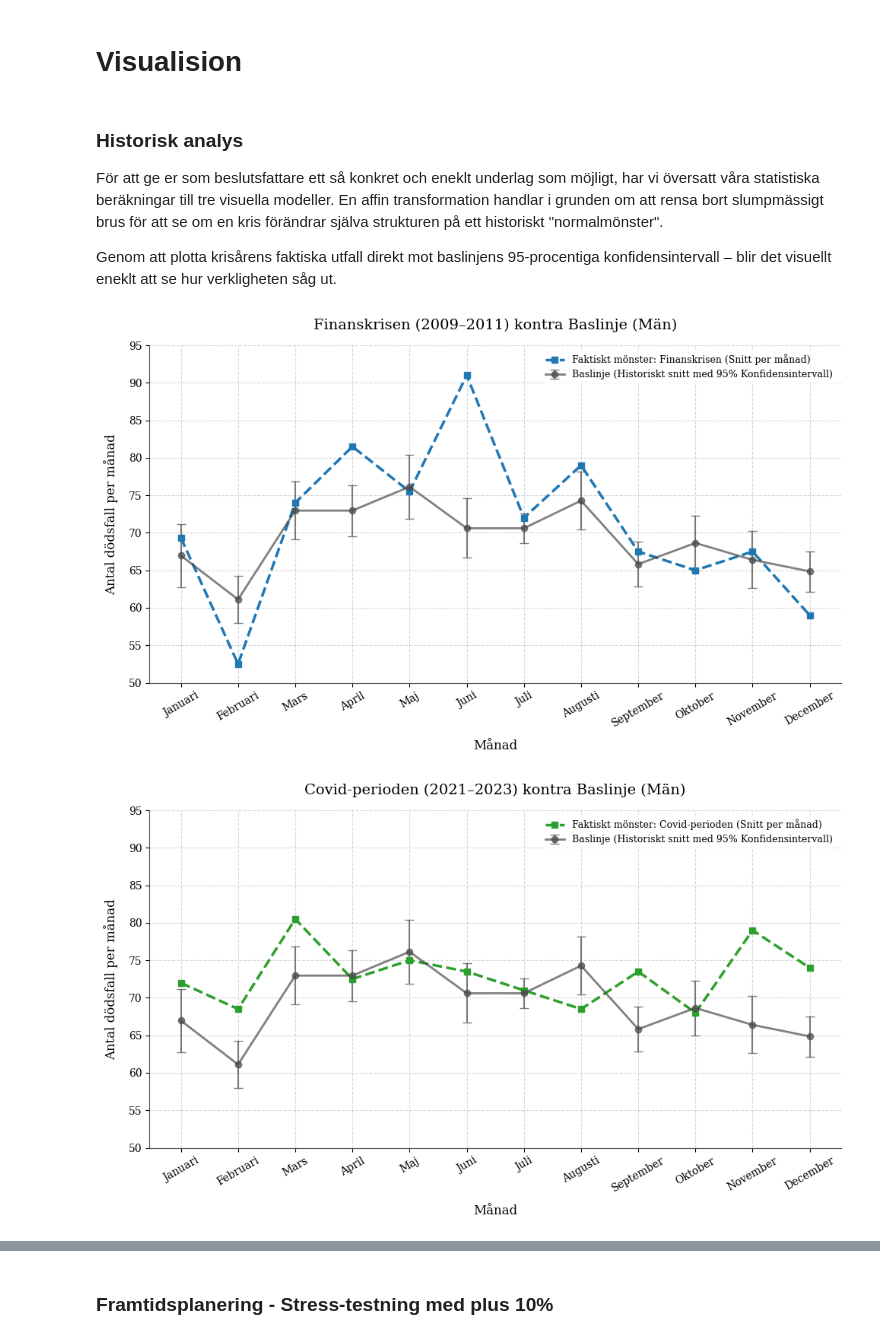
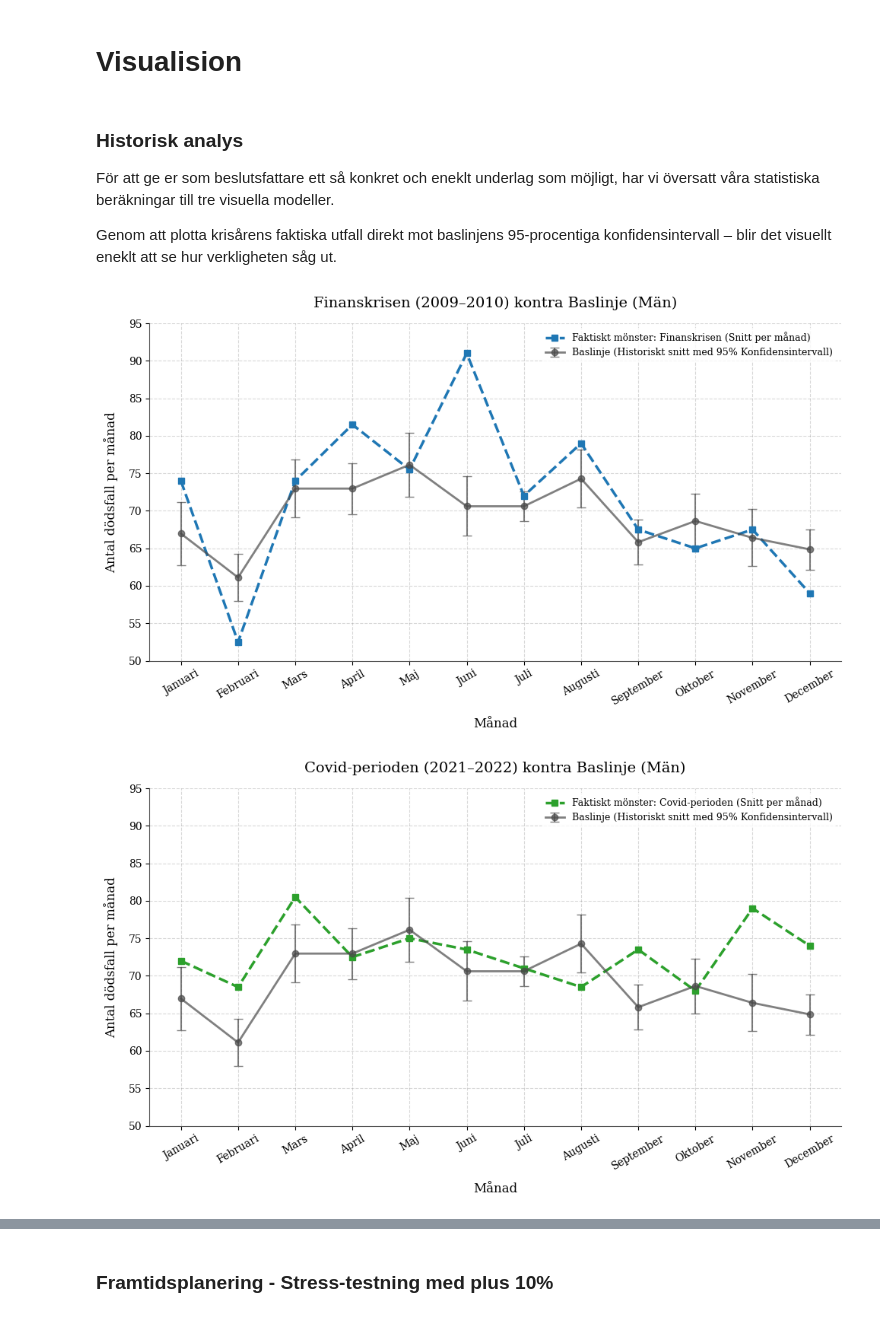
Before and after one commit to RickardAnd/projekt-grupp6, a Jupyter notebook: projekt_grupp6.ipynb, the cells around one changed output, grey strips where cells are left out. Saved outputs shown, nothing was run; the diff lists cells and outputs as text; code cells hidden in the pictures.

```diff
--- a/projekt_grupp6.ipynb
+++ b/projekt_grupp6.ipynb
@@ -460,6 +457,8 @@ Då vi ser mest svängningar bland männen så kommer vi bara att analysera dem.
 # %% [markdown]
 ### Affine Transformation ###
 # %%
+# Källa: https://docs.scipy.org/doc/scipy/reference/generated/scipy.stats.linregress.html
+
 
 import scipy.stats as stats
 
@@ -478,7 +477,7 @@ df_women_all['Trend_12m'] = df_women_all['Antal'].rolling(window=12, min_periods
 
 # skapar historisk baslinje (hoppar över krisåren för att få ett "rent" normalmönste)
 # tog även bort 2018 då det också var en form av kris (vårdkris)
-normal_data = df_total[~df_total['År'].isin([2008, 2009, 2018, 2021, 2022])]
+normal_data = df_total[~df_total['År'].isin([2009, 2010, 2021, 2022])]
 baslinje_monster = normal_data.groupby('Månad_Int')['Antal'].mean().sort_index()
 
 # Beräknar historiskt genomsnitt och konfidensintervall per månad för normalår
@@ -495,9 +494,9 @@ manads_namn = ["Januari", "Februari", "Mars", "April", "Maj", "Juni",
 # Transformerar dataframen från vanlig tabell till en tidsserie
 df_total_idx = df_total.set_index('Datum')
 
-# väljer ut vilka år vi har med.
-finanskris_data = df_total_idx.loc['2009-01-01':'2011-01-01']
-covid_data = df_total_idx.loc['2021-01-01':'2023-01-01']
+# väljer ut vilka år/månader vi har med.
+finanskris_data = df_total_idx.loc['2009-01-01':'2010-12-01']
+covid_data = df_total_idx.loc['2021-01-01':'2022-12-01']
 # slår ihop kriserena
 alla_kriser = pd.concat([finanskris_data, covid_data])
 
@@ -523,9 +522,9 @@ r2_ihop = r_ihop**2
 print()
 print("STATISTISK VERIFIERING AV TRANSFORMATIONER (MÄN)")
 print()
-print(f"Finanskrisen (2009-2011):")
+print(f"FINANSKRISEN (2009-2010):")
 print(f"Alpha: {slope_f:.3f} | Beta: {ic_f:.1f} | R²: {r2_f:.3f} | p-value: {p_f:.5f}")
-print(f"\n2. COVID-PERIODEN (2021-2023):")
+print(f"\n2. COVID-PERIODEN (2021-2022):")
 print(f"Alpha: {slope_c:.3f} | Beta: {ic_c:.1f} | R²: {r2_c:.3f} | p-value: {p_c:.5f}")
 print(f"\n3. SAMMANSLAGNA KRISÅR (Kombinerat):")
 print(f"Alpha: {slope_ihop:.3f} | Beta: {ic_ihop:.1f} | R²: {r2_ihop:.3f} | p-value: {p_ihop:.5f}")
@@ -545,7 +556,7 @@ Alpha: 0.896 | Beta: 10.6 | R²: 0.504 | p-value: 0.00965
 # %% [markdown]
 ### Historisk analys ###
 
-För att ge er som beslutsfattare ett så konkret och eneklt underlag som möjligt, har vi översatt våra statistiska beräkningar till tre visuella modeller. En affin transformation handlar i grunden om att rensa bort slumpmässigt brus för att se om en kris förändrar själva strukturen på ett historiskt "normalmönster".
+För att ge er som beslutsfattare ett så konkret och eneklt underlag som möjligt, har vi översatt våra statistiska beräkningar till tre visuella modeller.
 
 Genom att plotta krisårens faktiska utfall direkt mot baslinjens 95-procentiga konfidensintervall – blir det visuellt eneklt att se hur verkligheten såg ut.
 # %%
@@ -561,14 +572,14 @@ grafer_konfig = [
     {
         "data": snitt_finanskris,
         "färg": "#1f77b4", # Blå för finanskrisen
-        "titel": "Finanskrisen (2009–2011) kontra Baslinje (Män)",
+        "titel": "Finanskrisen (2009–2010) kontra Baslinje (Män)",
         "label": "Faktiskt mönster: Finanskrisen (Snitt per månad)",
         "filnamn": "krisanalys_finanskris.png"
     },
     {
         "data": snitt_covid,
         "färg": "#2ca02c", # Grön för Covid
-        "titel": "Covid-perioden (2021–2023) kontra Baslinje (Män)",
+        "titel": "Covid-perioden (2021–2022) kontra Baslinje (Män)",
         "label": "Faktiskt mönster: Covid-perioden (Snitt per månad)",
         "filnamn": "krisanalys_covid.png"
     },
@@ -589,32 +600,32 @@ for konfig in grafer_konfig:
     ax.set_facecolor('white')
     ax.grid(True, linestyle='--', alpha=0.3, color='gray')
 
     # Plotta baslinjen med 95% konfidensintervall (Samma på alla bilder)
     ax.errorbar(manads_namn, manads_stats['mean'], yerr=manads_stats['error'],
                 fmt='o-', color='#4a4a4a', linewidth=2, elinewidth=1.5, capsize=4, alpha=0.7,
                 label='Baslinje (Historiskt snitt med 95% Konfidensintervall)')
 
     # Plotta det specifika krismönstret
     ax.plot(manads_namn, konfig["data"], color=konfig["färg"], linestyle='--', linewidth=2.5, marker='s',
             label=konfig["label"])
 
     # Design, märkning och inzoomad Y-axel för ökad synlighet
     ax.set_title(konfig["titel"], fontsize=14, pad=15)
     ax.set_xlabel("Månad", fontsize=12, labelpad=10)
     ax.set_ylabel("Antal dödsfall per månad", fontsize=12, labelpad=10)
     ax.set_ylim(50, 95)  # Inzoomad skala för att tydligt se strukturella skiftningar
 
     # Ta bort onödiga ramar (Spines) för renare gränssnitt
     ax.spines['top'].set_visible(False)
     ax.spines['right'].set_visible(False)
     ax.spines['left'].set_color('#4a4a4a')
     ax.spines['bottom'].set_color('#4a4a4a')
 
     plt.xticks(rotation=30)
     plt.legend(frameon=True, facecolor='white', edgecolor='none', loc='upper right', fontsize=9)
     plt.tight_layout()
 
     plt.show()
 # %% [output]
-[figure, old version]
+[figure, new version]
 [figure]
```
Also changed, not shown: parts of 6 cells of this notebook.
